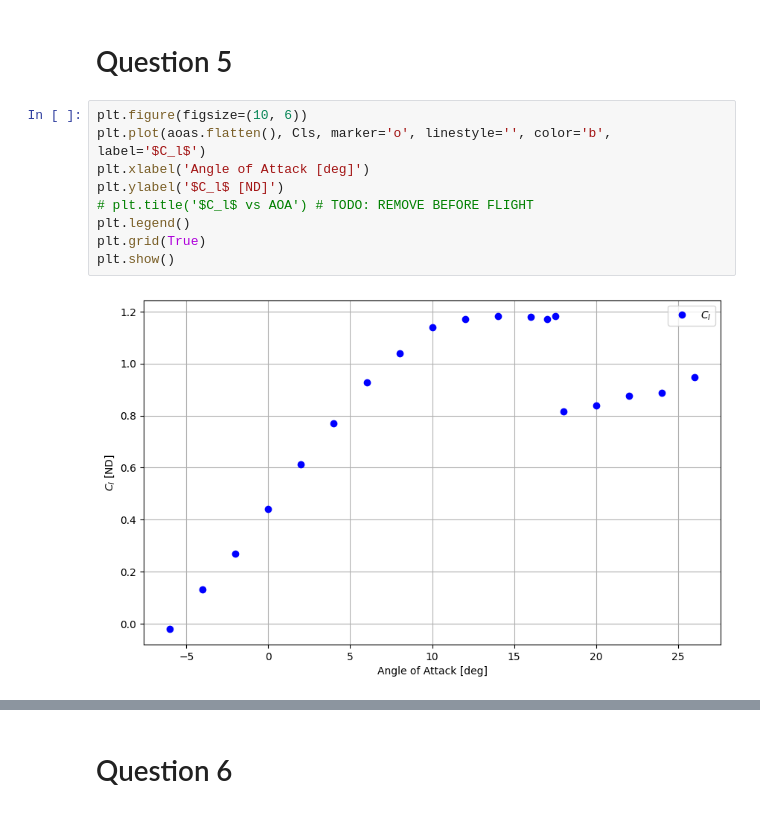
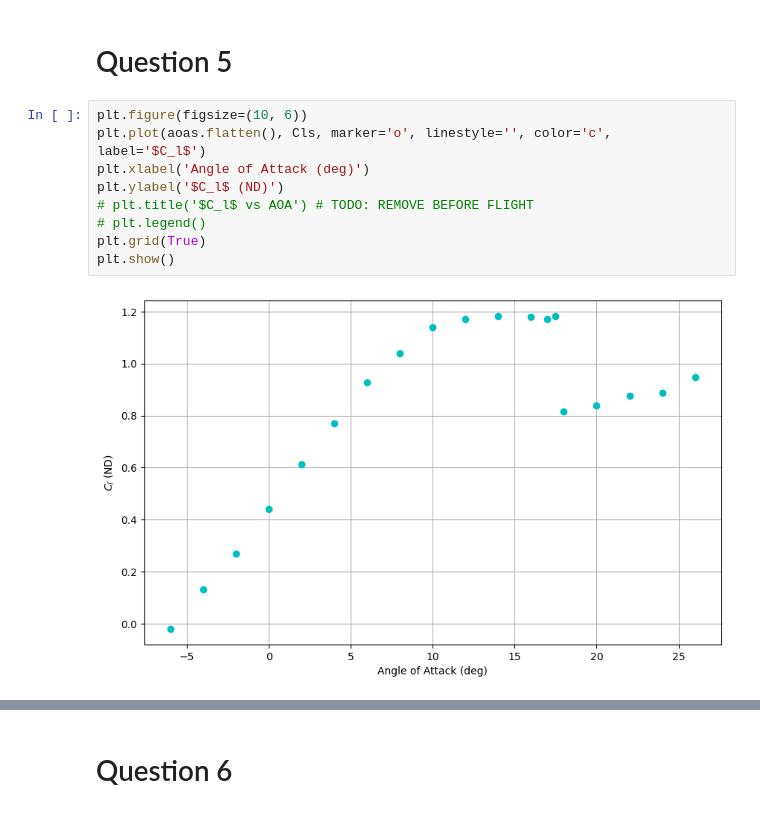
Before and after one commit to insfyre/ae460-fa24-abx, a Jupyter notebook: lab2/calculations.ipynb, the cells around one changed output, grey strips where cells are left out. Drawn from its saved outputs; the diff is of its cells as text.

```diff
--- a/lab2/calculations.ipynb
+++ b/lab2/calculations.ipynb
@@ -281,12 +309,12 @@ plt.show()
 # Question 5
 # %%
 plt.figure(figsize=(10, 6))
-plt.plot(aoas.flatten(), Cls, marker='o', linestyle='', color='b', label='$C_l$')
-plt.xlabel('Angle of Attack [deg]')
-plt.ylabel('$C_l$ [ND]')
+plt.plot(aoas.flatten(), Cls, marker='o', linestyle='', color='c', label='$C_l$')
+plt.xlabel('Angle of Attack (deg)')
+plt.ylabel('$C_l$ (ND)')
 # plt.title('$C_l$ vs AOA') # TODO: REMOVE BEFORE FLIGHT
-plt.legend()
+# plt.legend()
 plt.grid(True)
 plt.show()
 # %% [output]
-[figure, old version]
+[figure, new version]
```
Also changed, not shown: parts of 14 cells of this notebook.
